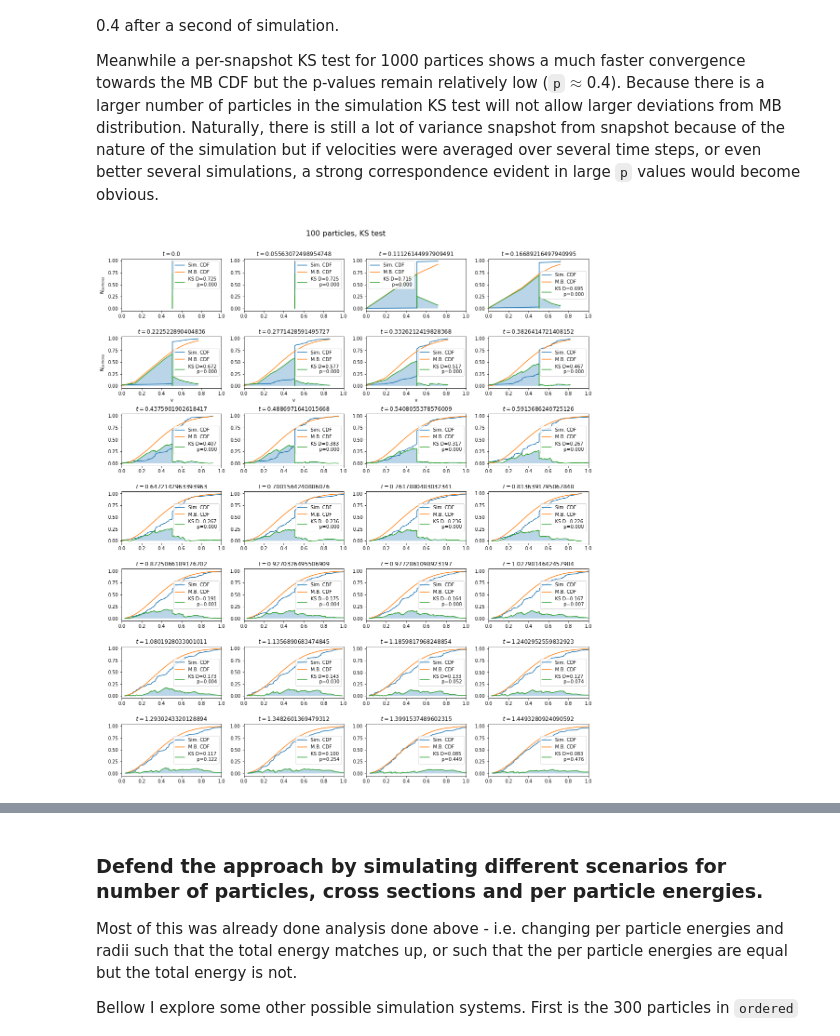
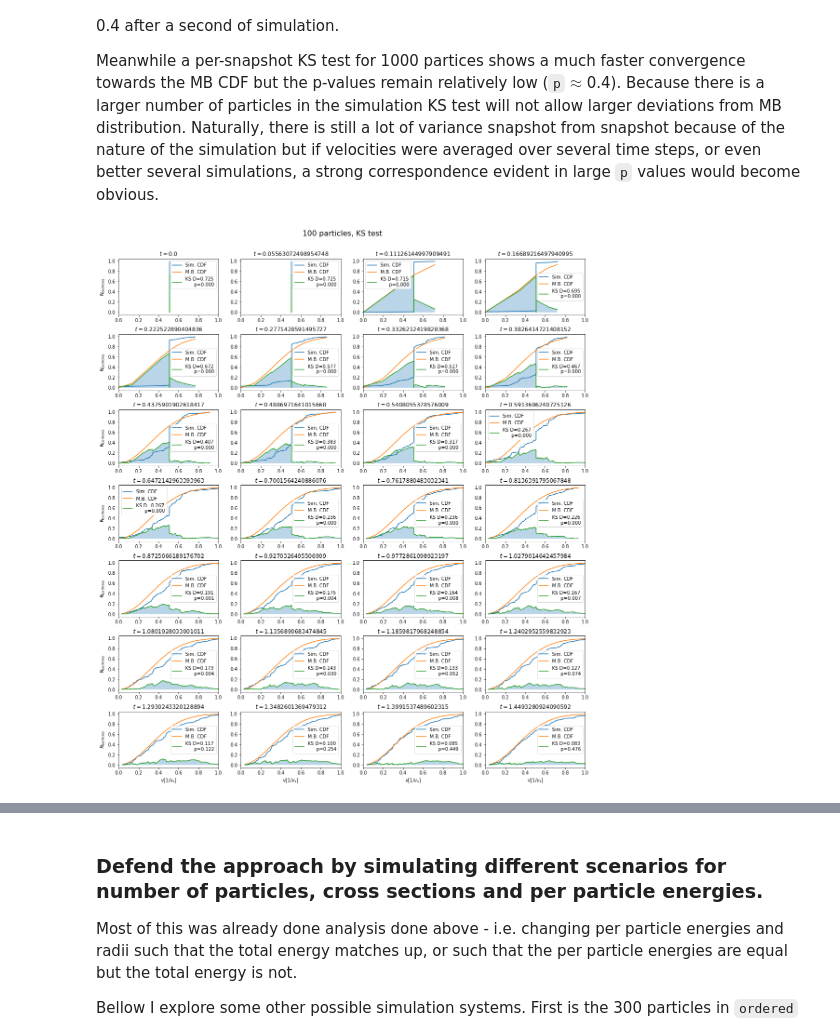
Before and after one commit to DinoBektesevic/nbody, a Jupyter notebook: nbody_sim_report.ipynb, the cells around one changed output, grey strips where cells are left out. Drawn from its saved outputs; the diff is of its cells as text; code cells hidden in the pictures.

```diff
--- a/nbody_sim_report.ipynb
+++ b/nbody_sim_report.ipynb
@@ -412,11 +429,12 @@ plt.suptitle('100 particles', fontsize=16)
 ax = np.ravel(axes)
 for i in range(9):
     vx, t = simdat[2*i]["vx"], simdat[2*i]["t"][0]
-    nbody.hist_velocities(ax[i], vx, bins=10, label=r"$v_x$", title=r"$t=%.5f$"%t, ylim=(0, 60))
+    nbody.hist_velocities(ax[i], vx, bins=10, label=r"$v_x$", title=r"$t=%.5f$"%t, ylim=(0, 60),
+                          xlabel="", ylabel="")
 
-axes[2,0].set_xlabel(r"v")
-axes[2,1].set_xlabel(r"v")
-axes[2,2].set_xlabel(r"v")
+axes[2,0].set_xlabel(r"$v [1/v_s]$")
+axes[2,1].set_xlabel(r"$v [1/v_s]$")
+axes[2,2].set_xlabel(r"$v [1/v_s]$")
 
 axes[0,0].set_ylabel(r"$N_{\mathrm{particles}}$")
 axes[1,0].set_ylabel(r"$N_{\mathrm{particles}}$")
@@ -438,9 +456,9 @@ for i in range(6):
     vx, t = simdat[i]["vx"], simdat[i]["t"][0]
     nbody.hist_velocities(ax[i], vx, bins=10, label=r"$v_x$", title=r"$t={0}$".format(t))
 
-axes[1,0].set_xlabel(r"v")
-axes[1,1].set_xlabel(r"v")
-axes[1,2].set_xlabel(r"v")
+axes[1,0].set_xlabel(r"$v [1/v_s]$")
+axes[1,1].set_xlabel(r"$v [1/v_s]$")
+axes[1,2].set_xlabel(r"$v [1/v_s]$")
 
 axes[0,0].set_ylabel(r"$N_{\mathrm{particles}}$")
 axes[1,0].set_ylabel(r"$N_{\mathrm{particles}}$")
@@ -524,39 +542,42 @@ def KS_test_plots(data, shape=(3,3), figsize=(15, 15), title="???", scale=0.1, x
 
         #get MB 2D cdf dist.
         mxwl = maxwell2Dcdf(v, scale=scale)
         mxwlcdf = lambda x: maxwell2Dcdf(x, scale=scale)
 
         # run KS test
         ksdiff = abs(mxwl-vcdf)
         ks = kstest(v, mxwlcdf)
 
         # plot it
         ax[i].plot(v, vcdf, label="Sim. CDF")
         ax[i].plot(v, mxwl, label="M.B. CDF")
         lbl = "KS D={0:.3f}\n      p={1:.3f}"
         ax[i].plot(v, ksdiff, label=lbl.format(ks.statistic, ks.pvalue))
         ax[i].fill_between(v, ksdiff, alpha=0.3)
 
         ax[i].set_xlim(xlim)
         ax[i].set_title(r"$t={0}$".format(t))
         ax[i].legend()
 
+        if i % ny == 0:
+            ax[i].set_ylabel(r"$N_{\mathrm{particles}}$")
+            ax[i].set_ylabel(r"$N_{\mathrm{particles}}$")
 
-    axes[1,0].set_xlabel(r"v")
-    axes[1,1].set_xlabel(r"v")
-    axes[1,2].set_xlabel(r"v")
+        if i >= (nx*ny-ny):
+            ax[i].set_xlabel(r"$v [1/v_s]$")
+            ax[i].set_xlabel(r"$v [1/v_s]$")
+            ax[i].set_xlabel(r"$v [1/v_s]$")
 
-    axes[0,0].set_ylabel(r"$N_{\mathrm{particles}}$")
-    axes[1,0].set_ylabel(r"$N_{\mathrm{particles}}$")
+
 
     plt.tight_layout()
     plt.subplots_adjust(top=0.93)
 
 folderpath = "100p_5s_ordered_ekinconstr_normal2"
 simdat = nbody.sim_data(folderpath)
 KS_test_plots(simdat, (4, 7), (15, 17), scale=0.2, title="100 particles, KS test")
 # %% [output]
-[figure, old version]
+[figure, new version]
 # %%
 folderpath = "1000p_5s_ordered_ekinconstr_normal"
 simdat = nbody.sim_data(folderpath)
```
Also changed, not shown: parts of 16 cells of this notebook, 2 other files.
